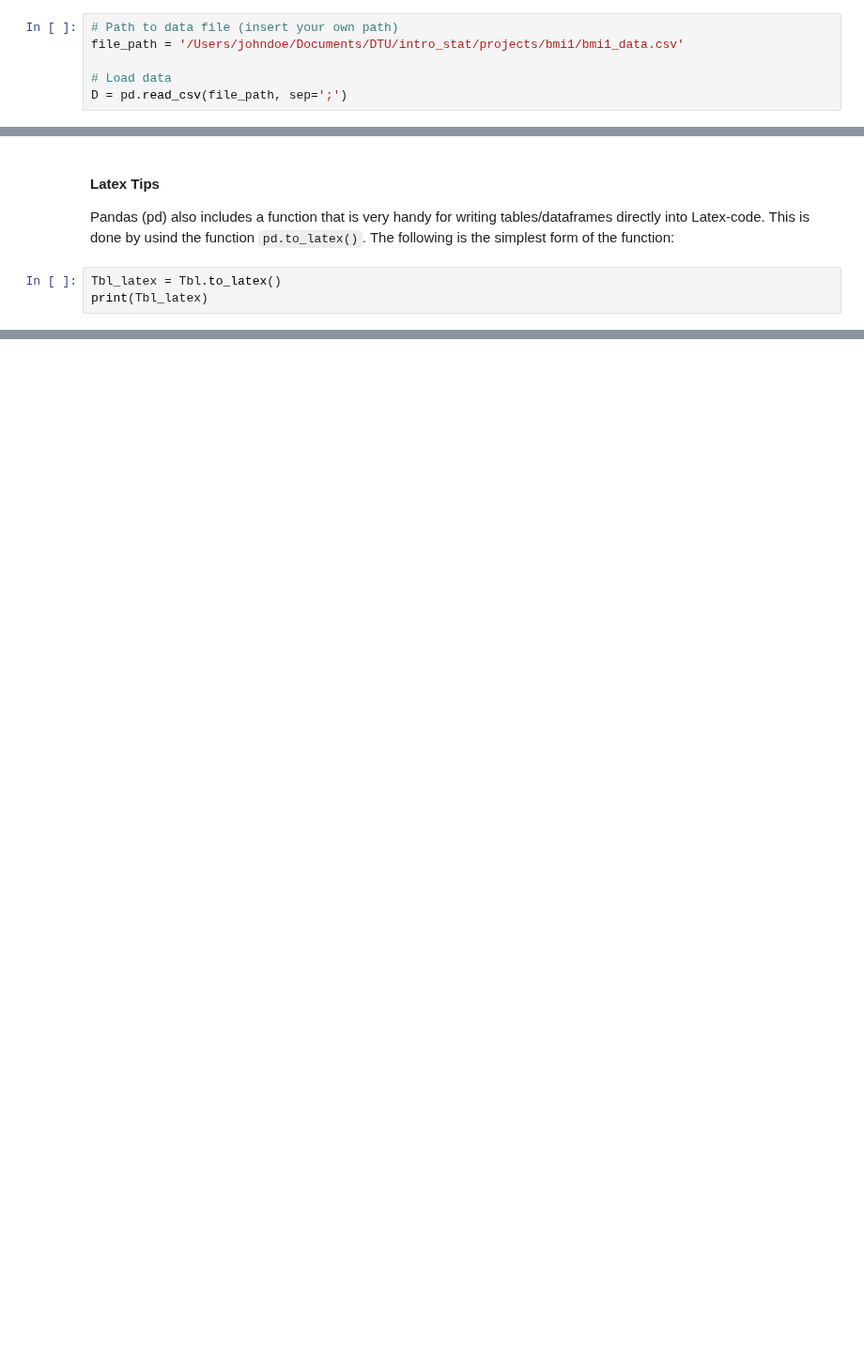
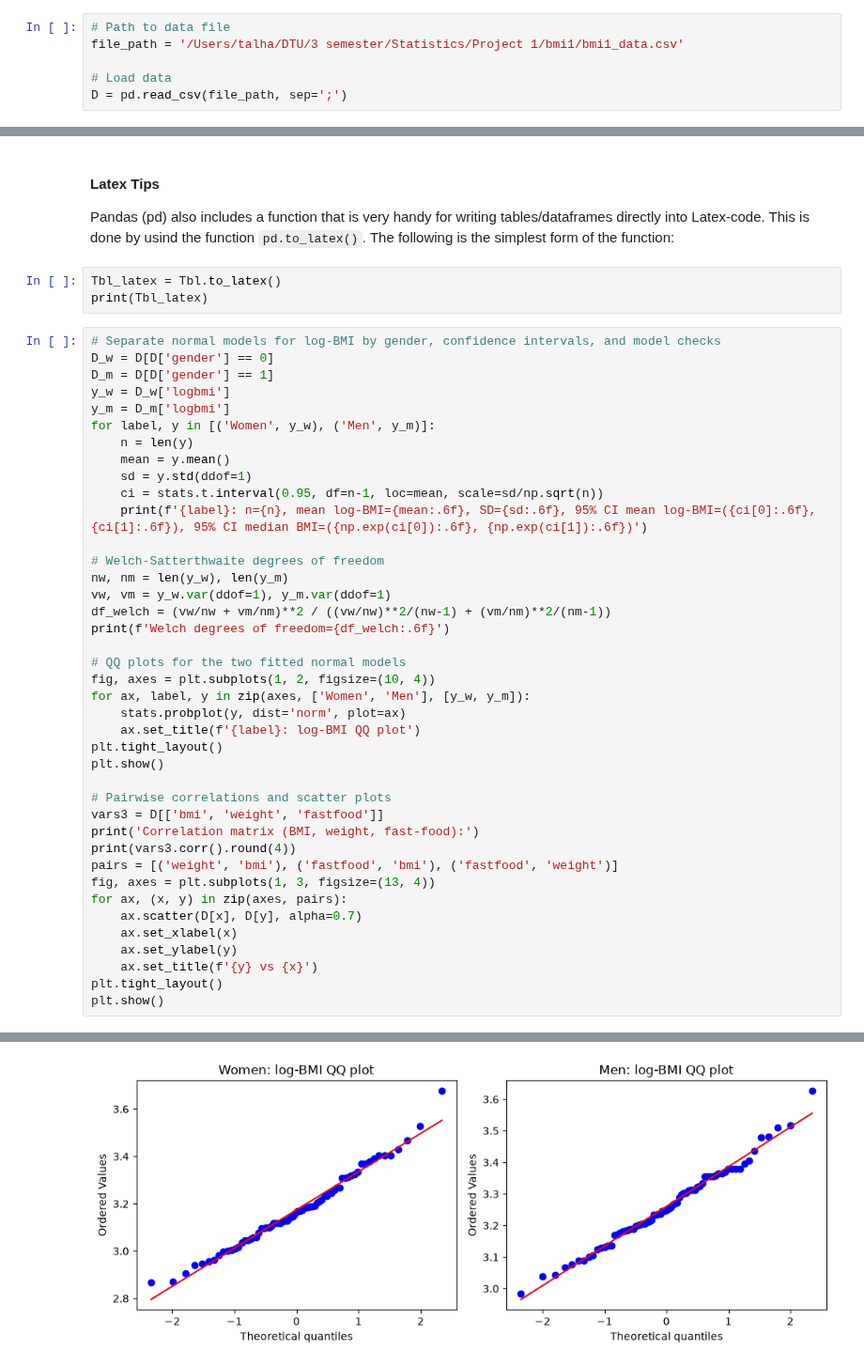
Before and after one commit to ElTalhaG/Statistics, a Jupyter notebook: Project 1/bmi1/bmi1_english.ipynb, the cells around one changed output, grey strips where cells are left out. Shown at 94% size. Saved outputs shown, nothing was run; the diff lists cells and outputs as text; blank space fills up the shorter version.

Commit message:
Script with plots, QQ...

```diff
--- a/Project 1/bmi1/bmi1_english.ipynb
+++ b/Project 1/bmi1/bmi1_english.ipynb
@@ -14,8 +16,8 @@ import statsmodels.api as sm
 # %% [markdown]
 #### Read data
 # %%
-# Path to data file (insert your own path)
-file_path = '/Users/johndoe/Documents/DTU/intro_stat/projects/bmi1/bmi1_data.csv'
+# Path to data file
+file_path = '/Users/talha/DTU/3 semester/Statistics/Project 1/bmi1/bmi1_data.csv'
 
 # Load data
 D = pd.read_csv(file_path, sep=';')
@@ -191,3 +325,44 @@ The following is the simplest form of the function:
 # %%
 Tbl_latex = Tbl.to_latex()
 print(Tbl_latex)
+# %%
+# Separate normal models for log-BMI by gender, confidence intervals, and model checks
+D_w = D[D['gender'] == 0]
+D_m = D[D['gender'] == 1]
+y_w = D_w['logbmi']
+y_m = D_m['logbmi']
+for label, y in [('Women', y_w), ('Men', y_m)]:
+    n = len(y)
+    mean = y.mean()
+    sd = y.std(ddof=1)
+    ci = stats.t.interval(0.95, df=n-1, loc=mean, scale=sd/np.sqrt(n))
+    print(f'{label}: n={n}, mean log-BMI={mean:.6f}, SD={sd:.6f}, 95% CI mean log-BMI=({ci[0]:.6f}, {ci[1]:.6f}), 95% CI median BMI=({np.exp(ci[0]):.6f}, {np.exp(ci[1]):.6f})')
+
+# Welch-Satterthwaite degrees of freedom
+nw, nm = len(y_w), len(y_m)
+vw, vm = y_w.var(ddof=1), y_m.var(ddof=1)
+df_welch = (vw/nw + vm/nm)**2 / ((vw/nw)**2/(nw-1) + (vm/nm)**2/(nm-1))
+print(f'Welch degrees of freedom={df_welch:.6f}')
+
+# QQ plots for the two fitted normal models
+fig, axes = plt.subplots(1, 2, figsize=(10, 4))
+for ax, label, y in zip(axes, ['Women', 'Men'], [y_w, y_m]):
+    stats.probplot(y, dist='norm', plot=ax)
+    ax.set_title(f'{label}: log-BMI QQ plot')
+plt.tight_layout()
+plt.show()
+
+# Pairwise correlations and scatter plots
+vars3 = D[['bmi', 'weight', 'fastfood']]
+print('Correlation matrix (BMI, weight, fast-food):')
+print(vars3.corr().round(4))
+pairs = [('weight', 'bmi'), ('fastfood', 'bmi'), ('fastfood', 'weight')]
+fig, axes = plt.subplots(1, 3, figsize=(13, 4))
+for ax, (x, y) in zip(axes, pairs):
+    ax.scatter(D[x], D[y], alpha=0.7)
+    ax.set_xlabel(x)
+    ax.set_ylabel(y)
+    ax.set_title(f'{y} vs {x}')
+plt.tight_layout()
+plt.show()
+# %% [output]
@@ -193,0 +372 @@ print(Tbl_latex)
+[figure, added]
```
Also changed, not shown: parts of 16 cells of this notebook.
